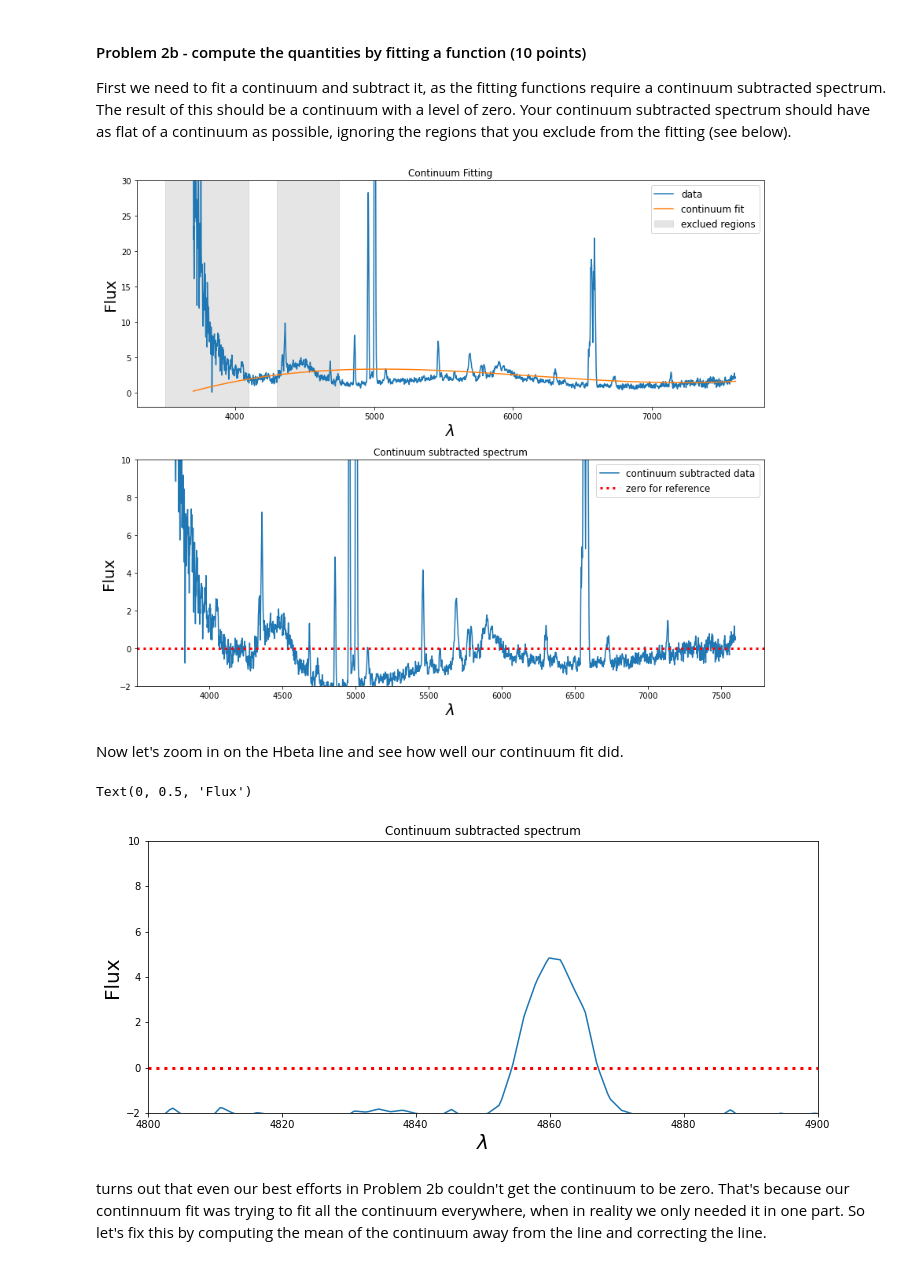
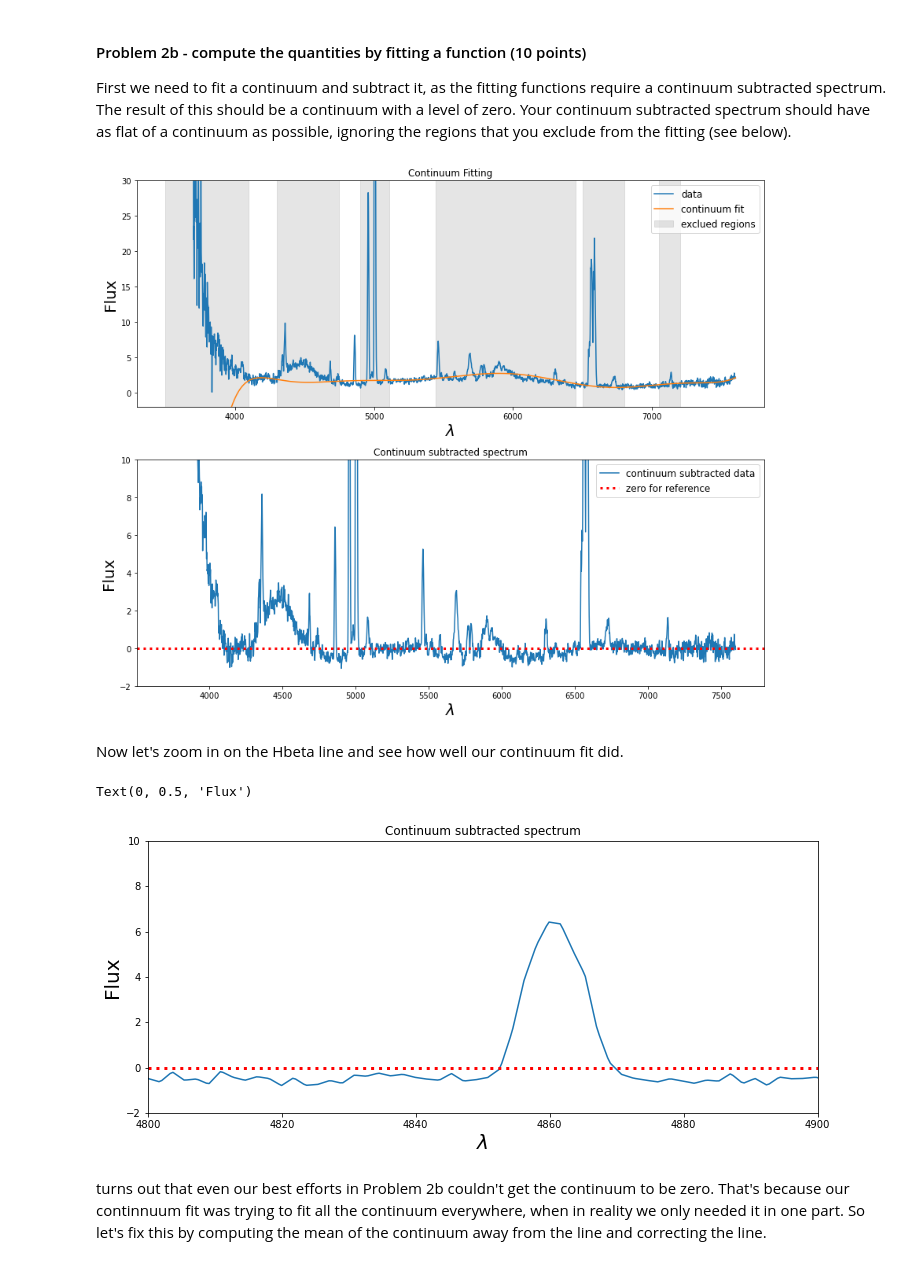
Before and after one commit to cadawata/Real_analysis, a Jupyter notebook: analysis_real_spectra.student.ipynb, the cells around one changed output. Saved outputs shown, nothing was run; the diff lists cells and outputs as text; code cells hidden in the pictures.

```diff
--- a/analysis_real_spectra.student.ipynb
+++ b/analysis_real_spectra.student.ipynb
@@ -216,9 +216,9 @@ lamhigh = [4100,4750]
 #************************
 #your other regions go here.
 #a list of the lower bounds
-lamlow.extend([])
+lamlow.extend([4900,5445,6500,7050])
 #a list of the upper bounds
-lamhigh.extend([])
+lamhigh.extend([5110,6450,6800,7200])
 
 #this creates the SpectralRegion that contains all of the excluded regions
 for ilam,lam in enumerate(lamlow):
@@ -234,42 +234,42 @@ for ilam,lam in enumerate(lamlow):
 #Your continuum subtracted spectrum should
 with warnings.catch_warnings():  # Ignore warnings
     warnings.simplefilter('ignore')
-    fitted_continuum = fit_generic_continuum(specm57,exclude_regions=excl_region, median_window=11  ,
-                                             model=models.Chebyshev1D(degree=3 ))
+    fitted_continuum = fit_generic_continuum(specm57,exclude_regions=excl_region, median_window=3  ,
+                                             model=models.Chebyshev1D(degree=10 ))
 #this is the fitted continuum
 y_fit = fitted_continuum(specm57.wavelength)
 
 #plot the spectrum and the continuum fit
 f,(ax1,ax2) = plt.subplots(2,1,figsize=(12,10))
 ax1.plot(specm57.wavelength, specm57.flux,label='data')
 ax1.plot(specm57.wavelength, y_fit,label='continuum fit')
 ax1.set_title("Continuum Fitting")
 ax1.set_ylim(-2,30)
 ax1.set_xlabel("$\lambda$",fontsize=20)
 ax1.set_ylabel("Flux",fontsize=20)
 
 #to help you decide which regions to exclude, plot gray regions that are excluded.
 for ilam,lam in enumerate(lamlow):
     ax1.fill_betweenx([-100,100],lamlow[ilam],x2=lamhigh[ilam],color='gray',alpha=0.2,label='exclued regions')
 
     #only make the legend after the first iteration so it only makes one box
     if ilam==0:
         ax1.legend(fontsize=12)
 
 #plot the continuum subtracted spectrum
 contsubspec = specm57.flux - y_fit
 ax2.plot(specm57.wavelength, contsubspec, label='continuum subtracted data')
 ax2.set_title("Continuum subtracted spectrum")
 ax2.set_ylim(-2,10)
 ax2.axhline(0.0,color='red',linestyle=':',linewidth=3,label='zero for reference')
 ax2.set_xlabel("$\lambda$",fontsize=20)
 ax2.set_ylabel("Flux",fontsize=20)
 ax2.legend(fontsize=12)
 
 #this optimizes the spacing between the figures
 f.tight_layout()
 # %% [output]
-[figure, old version]
+[figure, new version]
 # %% [markdown]
 Now let's zoom in on the Hbeta line and see how well our continuum fit did.
 # %%
@@ -286,7 +286,7 @@ ax.set_xlabel("$\lambda$",fontsize=20)
 ax.set_ylabel("Flux",fontsize=20)
 # %% [output]
 Text(0, 0.5, 'Flux')
-[figure, old version]
+[figure, new version]
 # %% [markdown]
 turns out that even our best efforts in Problem 2b couldn't get the continuum to be zero.  That's because our continnuum fit was trying to fit all the continuum everywhere, when in reality we only needed it in one part.  So let's fix this by computing the mean of the continuum away from the line and correcting the line.
 # %%
```
Also changed, not shown: 5 other files.
